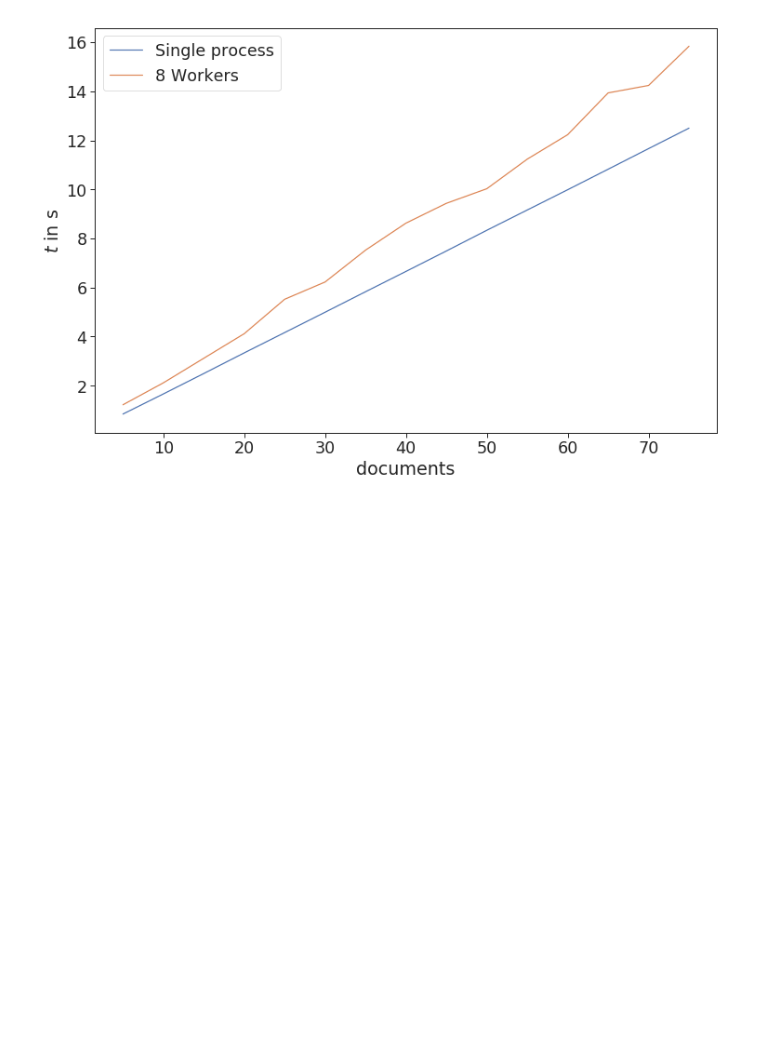
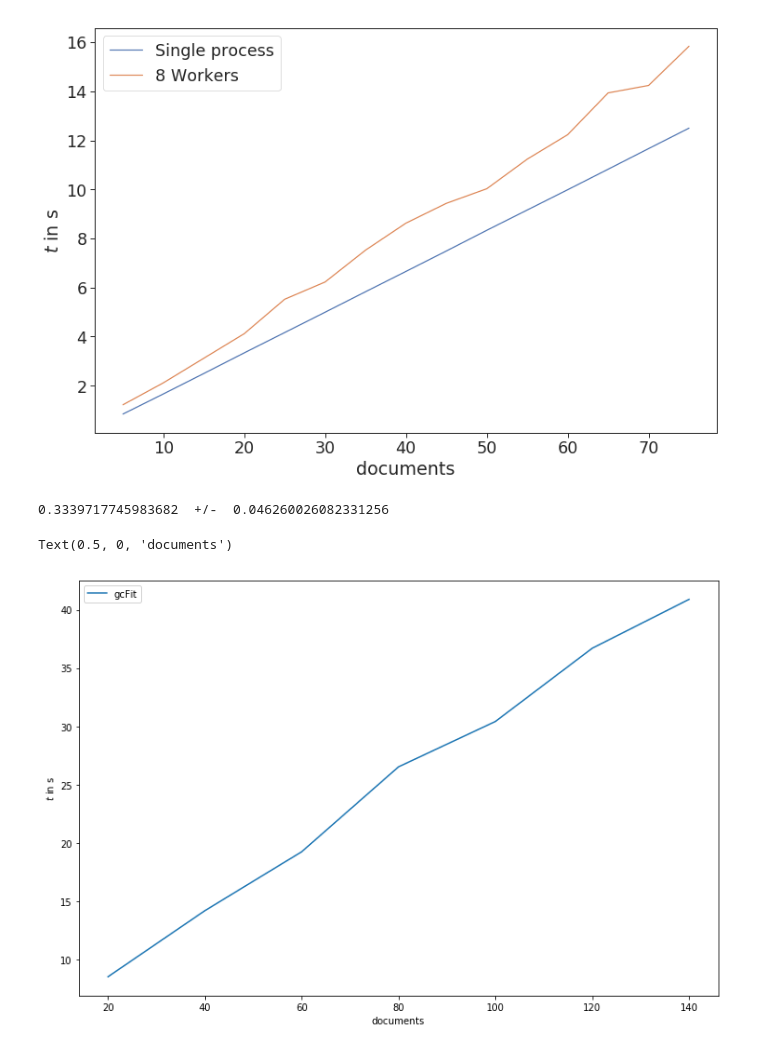
Before and after one commit to flome/gcpy, a Jupyter notebook: scripts_and_examples/test_visualizations.ipynb, the cells around one changed output. Drawn from its saved outputs; the diff is of its cells as text; code cells hidden in the pictures; blank space fills up the shorter version.

```diff
--- a/scripts_and_examples/test_visualizations.ipynb
+++ b/scripts_and_examples/test_visualizations.ipynb
@@ -84,3 +84,25 @@ plt.xlabel("documents")
 # %% [output]
 Text(0.5, 0, 'documents')
 [figure]
+# %%
+import pandas as pd
+import matplotlib.pyplot as plt
+
+data = pd.read_csv('full_run_res_multi.csv')
+f = plt.figure(figsize=(12,8))
+
+#plt.plot(data["entries"], -data['import'], label="Import")
+#plt.plot(data["entries"], -data['gcParam'], label="gcParam")
+#plt.plot(data["entries"], -data['Treco'], label="Treco")
+plt.plot(data["entries"], -data['gcFit'], label="gcFit")
+#plt.plot(data["entries"], -data['plots'], label="plots")
+
+print((-data['gcFit']/data["entries"]).mean(), ' +/- ', (-data['gcFit']/data["entries"]).std())
+
+plt.legend(loc='best')
+plt.ylabel("$t$ in s")
+plt.xlabel("documents")
+# %% [output]
+0.3339717745983682  +/-  0.046260026082331256
+Text(0.5, 0, 'documents')
+[figure, added]
```
Also changed, not shown: 11 other files.
